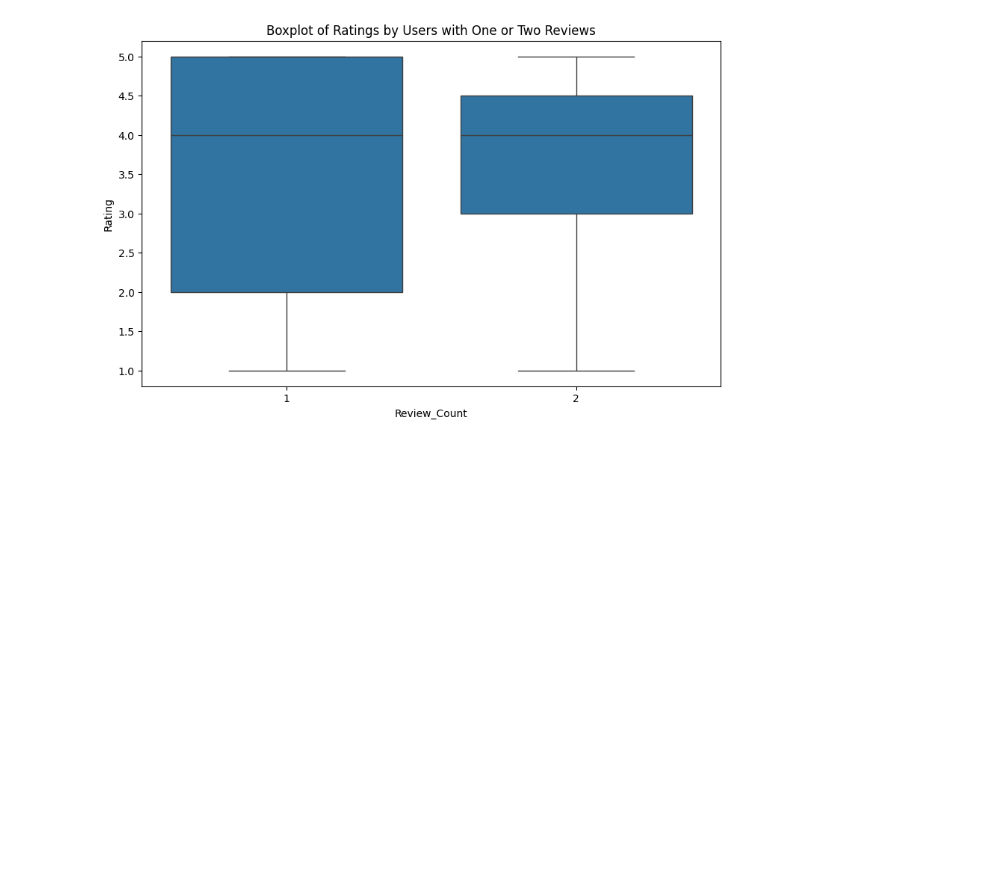
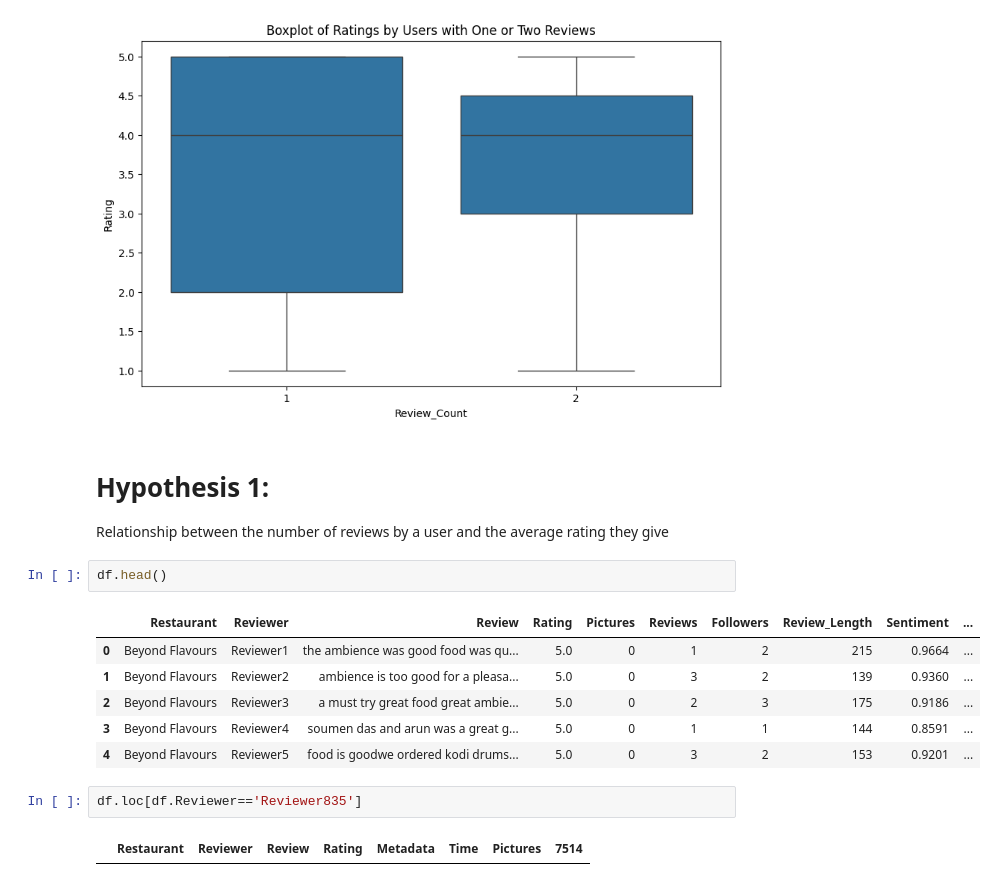
Before and after one commit to Abdo-199/10000_Restaurant_reviews, a Jupyter notebook: eda_resturant.ipynb, the cells around one changed output. Drawn from its saved outputs; the diff is of its cells as text; blank space fills up the shorter version.

```diff
--- a/eda_resturant.ipynb
+++ b/eda_resturant.ipynb
@@ -242,3 +302,19 @@ plt.title('Boxplot of Ratings by Users with One or Two Reviews')
 plt.show()
 # %% [output]
 [figure]
+# %% [markdown]
+# Hypothesis 1:
+Relationship between the number of reviews by a user and the average rating they give
+# %%
+df.head()
+# %% [output]
+|  | Restaurant | Reviewer | Review | Rating | Pictures | Reviews | Followers | Review_Length | Sentiment | ... |
+| 0 | Beyond Flavours | Reviewer1 | the ambience was good food was qu... | 5.0 | 0 | 1 | 2 | 215 | 0.9664 | ... |
+| 1 | Beyond Flavours | Reviewer2 | ambience is too good for a pleasa... | 5.0 | 0 | 3 | 2 | 139 | 0.9360 | ... |
+| 2 | Beyond Flavours | Reviewer3 | a must try great food great ambie... | 5.0 | 0 | 2 | 3 | 175 | 0.9186 | ... |
+| 3 | Beyond Flavours | Reviewer4 | soumen das and arun was a great g... | 5.0 | 0 | 1 | 1 | 144 | 0.8591 | ... |
+| 4 | Beyond Flavours | Reviewer5 | food is goodwe ordered kodi drums... | 5.0 | 0 | 3 | 2 | 153 | 0.9201 | ... |
+# %%
+df.loc[df.Reviewer=='Reviewer835']
+# %% [output]
+|  | Restaurant | Reviewer | Review | Rating | Metadata | Time | Pictures | 7514 |
```
Also changed, not shown: parts of 7 cells of this notebook.
